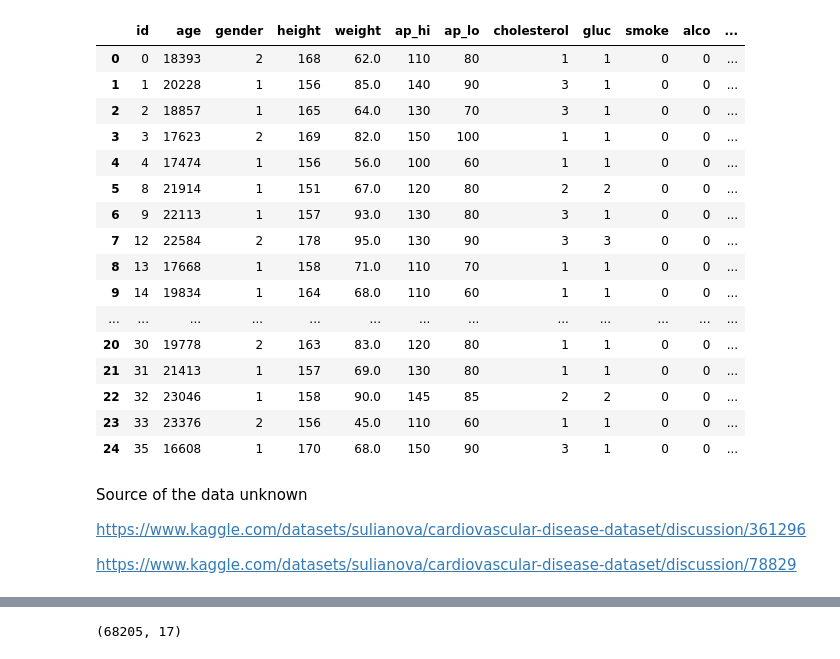
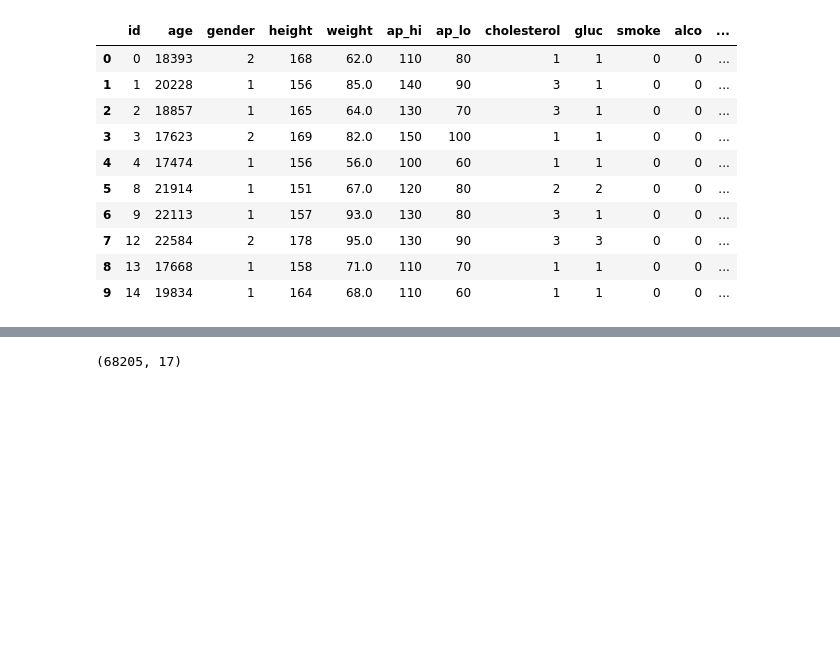
Before and after one commit to ch-nisar89/machine-learning-approaches-for-cardiovascular-disease-prediction, a Jupyter notebook: Cardiovascular Disease Prediction Using Clustering and Logistic Regression.ipynb, the cells around one changed output, grey strips where cells are left out. Cells and saved outputs as stored; diff of their text form; code cells hidden in the pictures; blank space fills up the shorter version.

```diff
--- a/Cardiovascular Disease Prediction Using Clustering and Logistic Regression.ipynb
+++ b/Cardiovascular Disease Prediction Using Clustering and Logistic Regression.ipynb
@@ -5,29 +5,17 @@ import sklearn
 import matplotlib.pyplot as plt
 import seaborn as sns
 # %%
-df = pd.read_csv('cardio.csv')
-df.head(25)
+df = pd.read_csv("cardio.csv")
+df.head(10)
 # %% [output]
 |  | id | age | gender | height | weight | ap_hi | ap_lo | cholesterol | gluc | smoke | alco | ... |
 | 0 | 0 | 18393 | 2 | 168 | 62.0 | 110 | 80 | 1 | 1 | 0 | 0 | ... |
 | 1 | 1 | 20228 | 1 | 156 | 85.0 | 140 | 90 | 3 | 1 | 0 | 0 | ... |
 | 2 | 2 | 18857 | 1 | 165 | 64.0 | 130 | 70 | 3 | 1 | 0 | 0 | ... |
 | 3 | 3 | 17623 | 2 | 169 | 82.0 | 150 | 100 | 1 | 1 | 0 | 0 | ... |
 | 4 | 4 | 17474 | 1 | 156 | 56.0 | 100 | 60 | 1 | 1 | 0 | 0 | ... |
 | 5 | 8 | 21914 | 1 | 151 | 67.0 | 120 | 80 | 2 | 2 | 0 | 0 | ... |
 | 6 | 9 | 22113 | 1 | 157 | 93.0 | 130 | 80 | 3 | 1 | 0 | 0 | ... |
 | 7 | 12 | 22584 | 2 | 178 | 95.0 | 130 | 90 | 3 | 3 | 0 | 0 | ... |
 | 8 | 13 | 17668 | 1 | 158 | 71.0 | 110 | 70 | 1 | 1 | 0 | 0 | ... |
 | 9 | 14 | 19834 | 1 | 164 | 68.0 | 110 | 60 | 1 | 1 | 0 | 0 | ... |
-| ... | ... | ... | ... | ... | ... | ... | ... | ... | ... | ... | ... | ... |
-| 20 | 30 | 19778 | 2 | 163 | 83.0 | 120 | 80 | 1 | 1 | 0 | 0 | ... |
-| 21 | 31 | 21413 | 1 | 157 | 69.0 | 130 | 80 | 1 | 1 | 0 | 0 | ... |
-| 22 | 32 | 23046 | 1 | 158 | 90.0 | 145 | 85 | 2 | 2 | 0 | 0 | ... |
-| 23 | 33 | 23376 | 2 | 156 | 45.0 | 110 | 60 | 1 | 1 | 0 | 0 | ... |
-| 24 | 35 | 16608 | 1 | 170 | 68.0 | 150 | 90 | 3 | 1 | 0 | 0 | ... |
-# %% [markdown]
-Source of the data unknown
-
-https://www.kaggle.com/datasets/sulianova/cardiovascular-disease-dataset/discussion/361296
-
-https://www.kaggle.com/datasets/sulianova/cardiovascular-disease-dataset/discussion/78829
```
Also changed, not shown: parts of 58 cells of this notebook.
